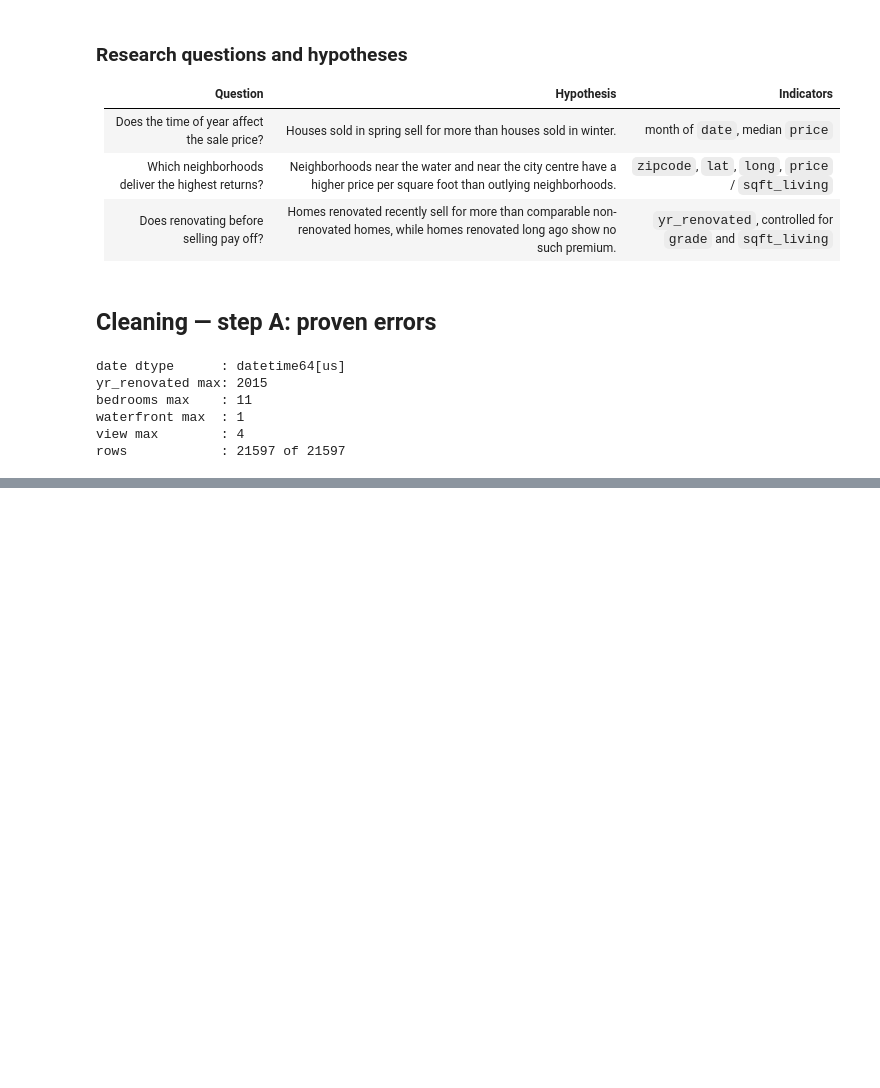
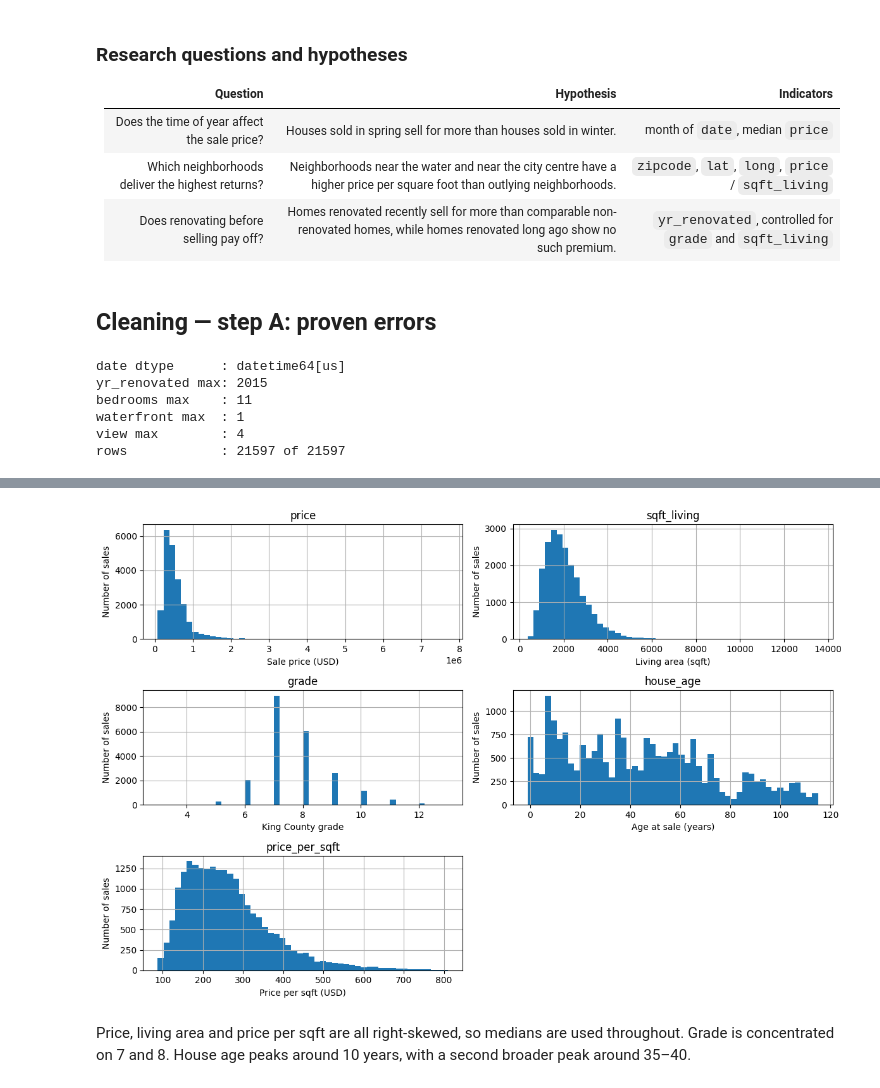
Before and after one commit to rouzbeh-enayatzadeh/eda-project, a Jupyter notebook: 04_eda.ipynb, the cells around one changed output, grey strips where cells are left out. Saved outputs shown, nothing was run; the diff lists cells and outputs as text; code cells hidden in the pictures; blank space fills up the shorter version.

Commit message:
Add feature engineering and distribution plots

```diff
--- a/04_eda.ipynb
+++ b/04_eda.ipynb
@@ -247,0 +327,26 @@ rows            : 21597 of 21597
+# %%
+cols = ["price", "sqft_living", "grade", "house_age", "price_per_sqft"]
+labels = {
+    "price": "Sale price (USD)",
+    "sqft_living": "Living area (sqft)",
+    "grade": "King County grade",
+    "house_age": "Age at sale (years)",
+    "price_per_sqft": "Price per sqft (USD)",
+}
+
+axes = df_clean[cols].hist(figsize=(12, 8), bins=50)
+
+for ax in axes.flatten():
+    name = ax.get_title()
+    if name:
+        ax.set_xlabel(labels[name])
+        ax.set_ylabel("Number of sales")
+
+plt.tight_layout()
+plt.show()
+# %% [output]
+[figure, added]
+# %% [markdown]
+Price, living area and price per sqft are all right-skewed, so medians are used
+throughout. Grade is concentrated on 7 and 8. House age peaks around 10 years,
+with a second broader peak around 35–40.
```
Also changed, not shown: parts of 4 cells of this notebook.
